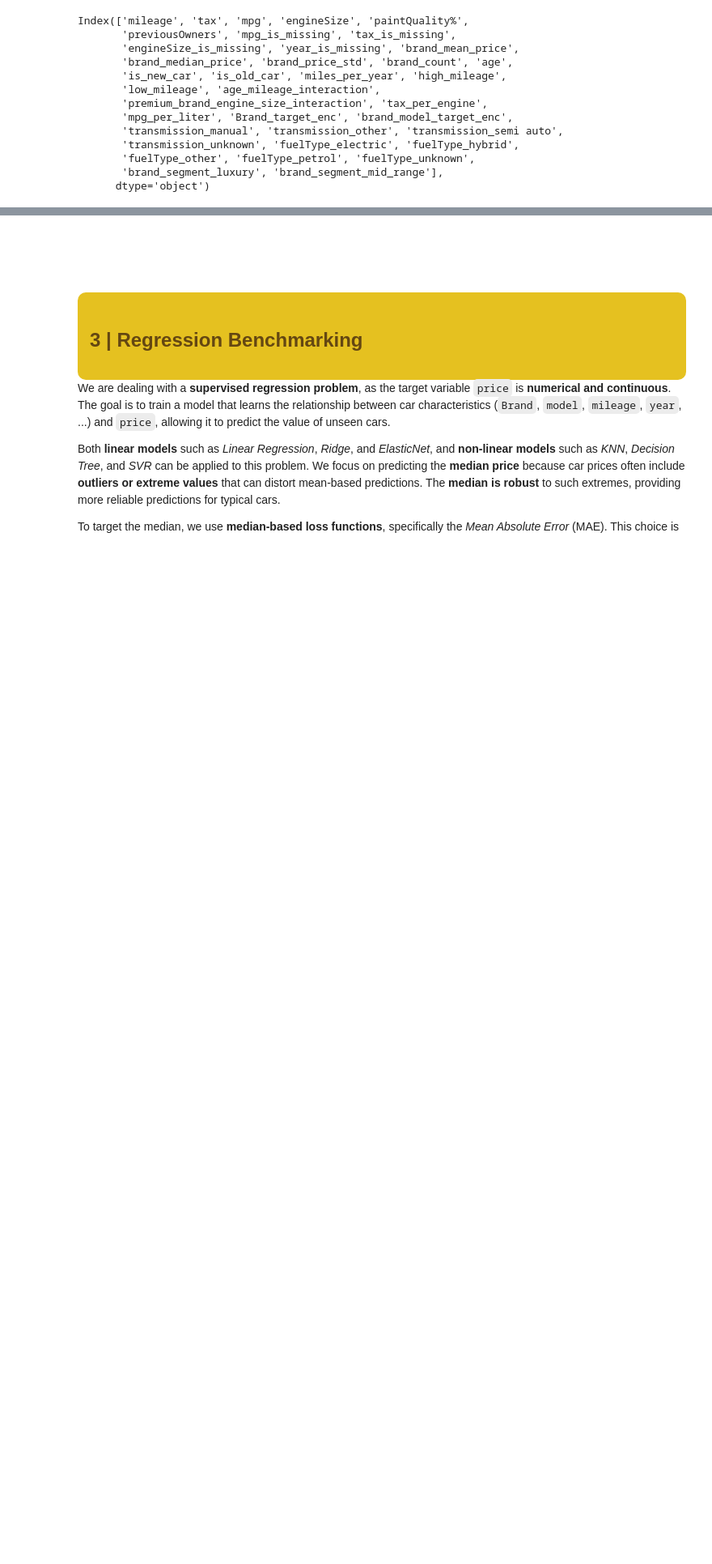
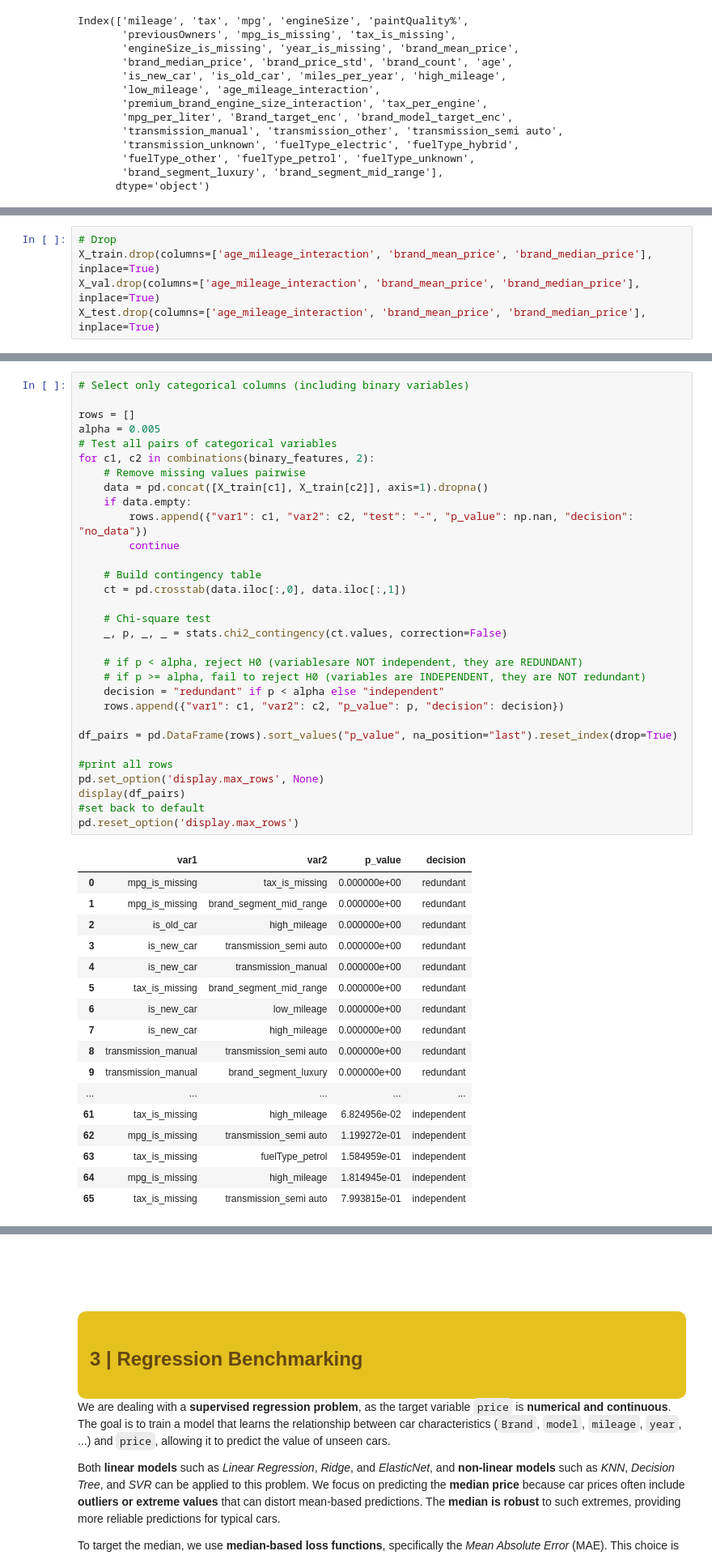
Before and after one commit to Filipa2002/Cars4You-Expediting-Car-Evaluations-with-ML, a Jupyter notebook: car_evaluations_group37 - part2.ipynb, the cells around one changed output, grey strips where cells are left out. Shown at 81% size. Drawn from its saved outputs; the diff is of its cells as text; blank space fills up the shorter version.

```diff
--- a/car_evaluations_group37 - part2.ipynb
+++ b/car_evaluations_group37 - part2.ipynb
@@ -681,0 +800,5 @@ X_test.drop(columns=['paintQuality%', 'previousOwners', 'miles_per_year', 'trans
+# %%
+# Drop
+X_train.drop(columns=['age_mileage_interaction', 'brand_mean_price', 'brand_median_price'], inplace=True)
+X_val.drop(columns=['age_mileage_interaction', 'brand_mean_price', 'brand_median_price'], inplace=True)
+X_test.drop(columns=['age_mileage_interaction', 'brand_mean_price', 'brand_median_price'], inplace=True)
@@ -681,0 +807,49 @@ X_test.drop(columns=['paintQuality%', 'previousOwners', 'miles_per_year', 'trans
+# %%
+# Select only categorical columns (including binary variables)
+
+rows = []
+alpha = 0.005
+# Test all pairs of categorical variables
+for c1, c2 in combinations(binary_features, 2):
+    # Remove missing values pairwise
+    data = pd.concat([X_train[c1], X_train[c2]], axis=1).dropna()
+    if data.empty:
+        rows.append({"var1": c1, "var2": c2, "test": "-", "p_value": np.nan, "decision": "no_data"})
+        continue
+
+    # Build contingency table
+    ct = pd.crosstab(data.iloc[:,0], data.iloc[:,1])
+
+    # Chi-square test
+    _, p, _, _ = stats.chi2_contingency(ct.values, correction=False)
+
+    # if p < alpha, reject H0 (variablesare NOT independent, they are REDUNDANT)
+    # if p >= alpha, fail to reject H0 (variables are INDEPENDENT, they are NOT redundant)
+    decision = "redundant" if p < alpha else "independent"
+    rows.append({"var1": c1, "var2": c2, "p_value": p, "decision": decision})
+
+df_pairs = pd.DataFrame(rows).sort_values("p_value", na_position="last").reset_index(drop=True)
+
+#print all rows
+pd.set_option('display.max_rows', None)
+display(df_pairs)
+#set back to default
+pd.reset_option('display.max_rows')
+# %% [output]
+|  | var1 | var2 | p_value | decision |
+| 0 | mpg_is_missing | tax_is_missing | 0.000000e+00 | redundant |
+| 1 | mpg_is_missing | brand_segment_mid_range | 0.000000e+00 | redundant |
+| 2 | is_old_car | high_mileage | 0.000000e+00 | redundant |
+| 3 | is_new_car | transmission_semi auto | 0.000000e+00 | redundant |
+| 4 | is_new_car | transmission_manual | 0.000000e+00 | redundant |
+| 5 | tax_is_missing | brand_segment_mid_range | 0.000000e+00 | redundant |
+| 6 | is_new_car | low_mileage | 0.000000e+00 | redundant |
+| 7 | is_new_car | high_mileage | 0.000000e+00 | redundant |
+| 8 | transmission_manual | transmission_semi auto | 0.000000e+00 | redundant |
+| 9 | transmission_manual | brand_segment_luxury | 0.000000e+00 | redundant |
+| ... | ... | ... | ... | ... |
+| 61 | tax_is_missing | high_mileage | 6.824956e-02 | independent |
+| 62 | mpg_is_missing | transmission_semi auto | 1.199272e-01 | independent |
+| 63 | tax_is_missing | fuelType_petrol | 1.584959e-01 | independent |
+| 64 | mpg_is_missing | high_mileage | 1.814945e-01 | independent |
+| 65 | tax_is_missing | transmission_semi auto | 7.993815e-01 | independent |
```
Also changed, not shown: parts of 37 cells of this notebook, 1 other file.
